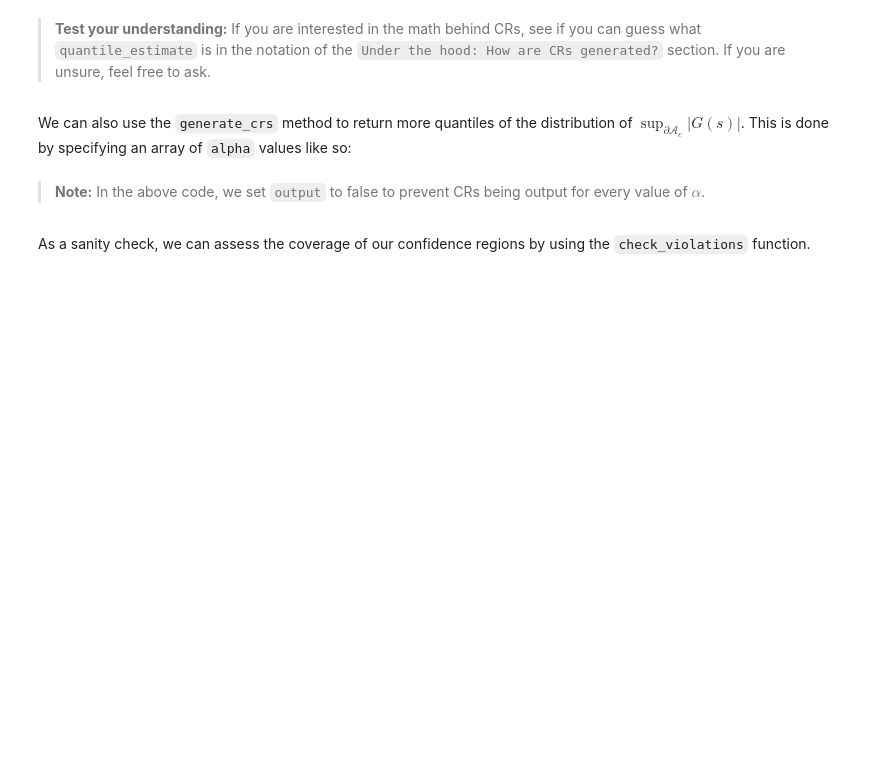
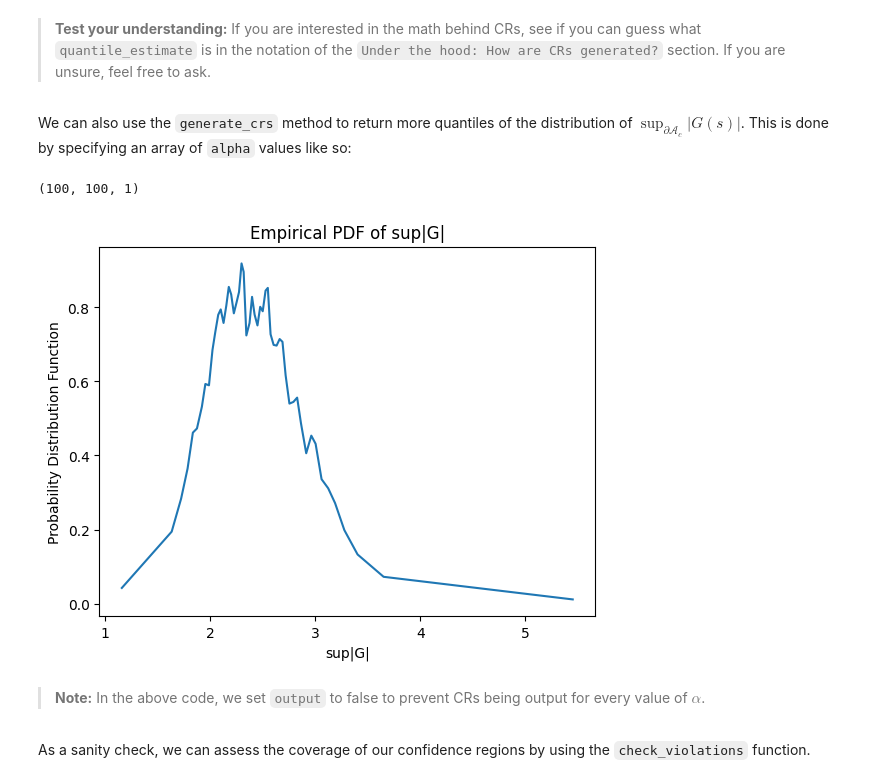
Before and after one commit to TomMaullin/crtoolbox, a Jupyter notebook: src/CR_Tutorial_OHBM23.ipynb, the cells around one changed output. Drawn from its saved outputs; the diff is of its cells as text; code cells hidden in the pictures; blank space fills up the shorter version.

```diff
--- a/src/CR_Tutorial_OHBM23.ipynb
+++ b/src/CR_Tutorial_OHBM23.ipynb
@@ -366,7 +414,7 @@ To generate confidence regions, we will need a mean estimate ($\hat{\mu}$), a st
 X = np.ones((n,1))
 
 # Fit the regression model
-muhat_file, std_file, resid_files = regression(data_files, X, out_dir)
+muhat_file, sigma_file, resid_files = regression(data_files, X, out_dir)
 # %% [markdown]
 Let's see the mean estimate $\hat{\mu}$.
 # %%
@@ -416,22 +474,25 @@ We can also use the `generate_crs` method to return more quantiles of the distri
 # %%
 # List of alpha values
 alphas = np.linspace(0,1,51)
 
 # Generate quantiles (for time purposes we will only use 2000 bootstrap iterations for now)
-_, _, _, quantile_estimates = generate_CRs(muhat_file, std_file, resid_files, out_dir, c, 1-alphas, n_boot=2000, output=False)
+_, _, _, quantile_estimates = generate_CRs(muhat_file, sigma_file, resid_files, out_dir, c, 1-alphas, n_boot=5000, output=False)
 
 # Convert the CDF to a PDF (this is just done by taking the gradient of the CDF)
 pdf = np.gradient(1-alphas, quantile_estimates)
 
 # Plot the PDF of sup|G|
 plt.plot(quantile_estimates, pdf)
 
 # Add labels
 plt.xlabel('sup|G|')
 plt.ylabel('Probability Distribution Function')
 
 plt.title('Empirical PDF of sup|G|')
 plt.show()
+# %% [output]
+(100, 100, 1)
+[figure, added]
 # %% [markdown]
 > **Note:** In the above code, we set `output` to false to prevent CRs being output for every value of $\alpha$.
 # %% [markdown]
```
Also changed, not shown: parts of 24 cells of this notebook, 6 other files.
